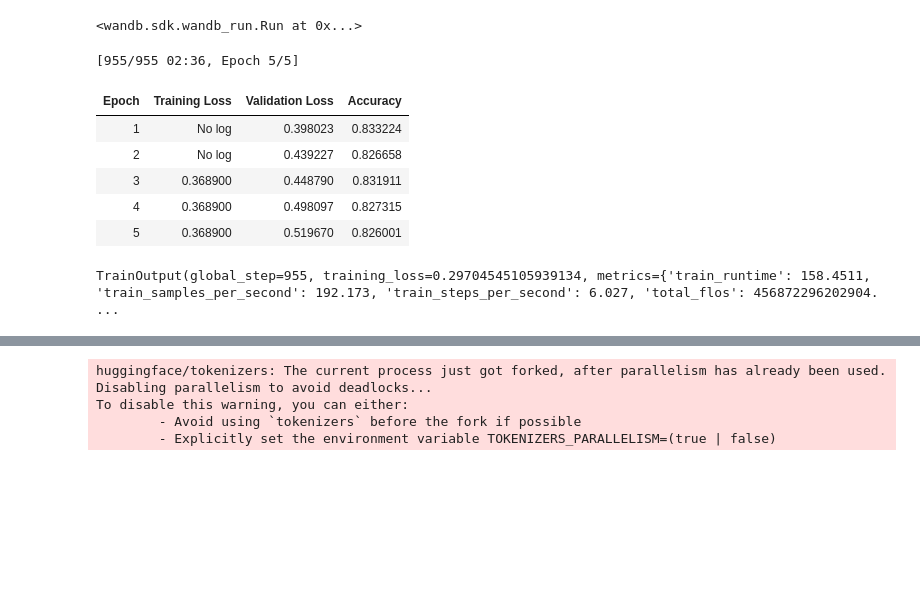
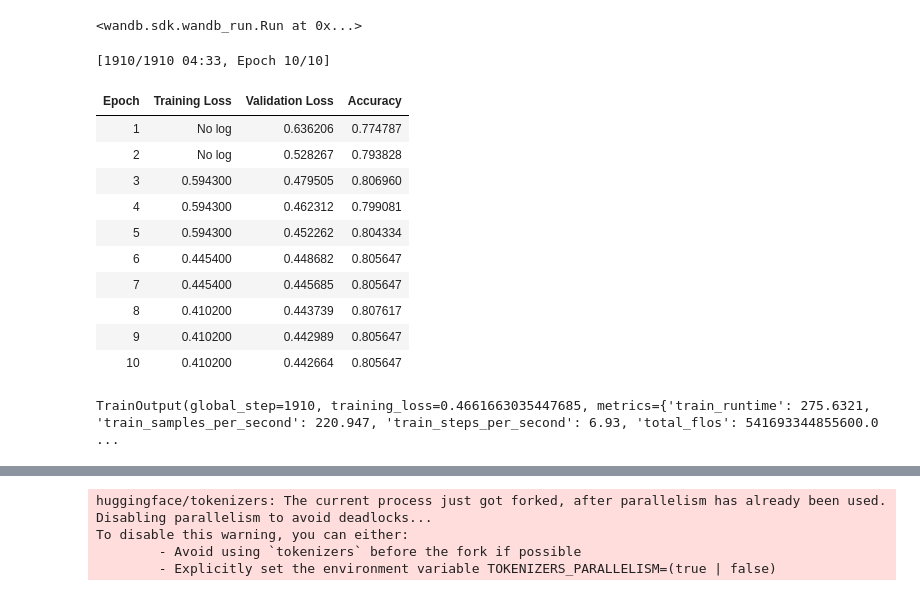
Before and after one commit to jijinexp/kaggle-competitions, a Jupyter notebook: disaster-tweets/disaster_tweets_nlp.ipynb, the cells around one changed output, grey strips where cells are left out. Saved outputs shown, nothing was run; the diff lists cells and outputs as text; code cells hidden in the pictures; blank space fills up the shorter version.

```diff
--- a/disaster-tweets/disaster_tweets_nlp.ipynb
+++ b/disaster-tweets/disaster_tweets_nlp.ipynb
@@ -77,3 +77,27 @@ threat                   11
 inundation               10
 radiation%20emergency     9
 Name: count, Length: 221, dtype: int64
+# %%
+import re
+# List of patterns to apply
+patterns = [
+    r'https?://\S+',                # Remove URLs
+    r'\b[A-Za-z0-9._%+-]+@[A-Za-z0-9.-]+\.[A-Z|a-z]{2,}\b',  # Remove email addresses
+    r'<.*?>',                       # Remove HTML tags
+    r'[^\x00-\x7F]+',               # Remove non-ASCII characters
+    r'@\w+',                        # Remove twitter handles
+    r'#\w+',                        # remove hashtags
+    r'[^\w\s.,]'                    # remove unwanted symbols
+]
+
+# Custom function to apply regex patterns
+def clean_text(text):
+    for pattern in patterns:
+        text = re.sub(pattern, '', text)
+    # Remove extra whitespace again after all replacements
+    text = re.sub(r'\s+', ' ', text).strip()
+    return text.lower()
+
+# Apply the function to the 'text' column
+tweets_train['text'] = tweets_train['text'].apply(clean_text)
+tweets_train.head(10)
@@ -281,38 +298,43 @@ Requirement already satisfied: smmap<6,>=3.0.1 in /opt/conda/lib/python3.10/site
 # %%
 training_args = TrainingArguments(
     output_dir="jijinAI/disaster-tweets",
-    learning_rate=2e-5,
+    learning_rate=1e-6,
     per_device_train_batch_size=16,
     per_device_eval_batch_size=16,
-    num_train_epochs=5,
+    num_train_epochs=10,
     weight_decay=0.01,
     eval_strategy="epoch",
     save_strategy="epoch",
     load_best_model_at_end=True,
     push_to_hub=True,
-    report_to="none"
+    report_to="none",
 )
 
 trainer = Trainer(
     model=model,
     args=training_args,
     train_dataset=train_ds,
     eval_dataset=val_ds,
     tokenizer=tokenizer,
     data_collator=data_collator,
-    compute_metrics=compute_metrics,
+    compute_metrics=compute_metrics
 )
 
 trainer.train()
 # %% [output]
-[955/955 02:36, Epoch 5/5]
+[1910/1910 04:33, Epoch 10/10]
 | Epoch | Training Loss | Validation Loss | Accuracy |
-| 1 | No log | 0.398023 | 0.833224 |
-| 2 | No log | 0.439227 | 0.826658 |
-| 3 | 0.368900 | 0.448790 | 0.831911 |
-| 4 | 0.368900 | 0.498097 | 0.827315 |
-| 5 | 0.368900 | 0.519670 | 0.826001 |
+| 1 | No log | 0.636206 | 0.774787 |
+| 2 | No log | 0.528267 | 0.793828 |
+| 3 | 0.594300 | 0.479505 | 0.806960 |
+| 4 | 0.594300 | 0.462312 | 0.799081 |
+| 5 | 0.594300 | 0.452262 | 0.804334 |
+| 6 | 0.445400 | 0.448682 | 0.805647 |
+| 7 | 0.445400 | 0.445685 | 0.805647 |
+| 8 | 0.410200 | 0.443739 | 0.807617 |
+| 9 | 0.410200 | 0.442989 | 0.805647 |
+| 10 | 0.410200 | 0.442664 | 0.805647 |
-TrainOutput(global_step=955, training_loss=0.29704545105939134, metrics={'train_runtime': 158.4511, 'train_samples_per_second': 192.173, 'train_steps_per_second': 6.027, 'total_flos': 456872296202904. ...
+TrainOutput(global_step=1910, training_loss=0.4661663035447685, metrics={'train_runtime': 275.6321, 'train_samples_per_second': 220.947, 'train_steps_per_second': 6.93, 'total_flos': 541693344855600.0 ...
 # %%
 from transformers import pipeline
 
```
Also changed, not shown: parts of 9 cells of this notebook.
